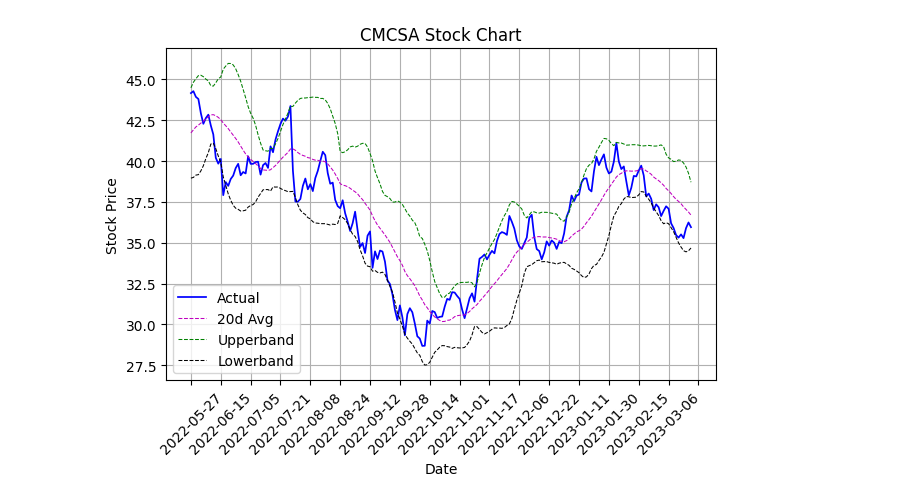
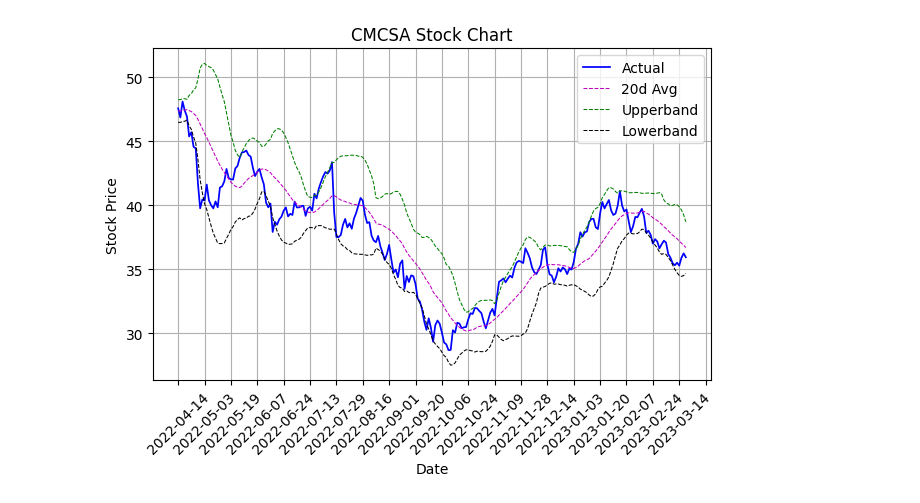
Before and after one commit to geoffpatton/dsci-521-project, a Jupyter notebook: prediction.ipynb, the cells around one changed output. Cells and saved outputs as stored; diff of their text form; code cells hidden in the pictures.

```diff
--- a/prediction.ipynb
+++ b/prediction.ipynb
@@ -159,32 +160,28 @@ mean_poisson_deviance: 0.004025769830353292
 # %%
 ticker_symbol = 'CMCSA'
 
 tech_indicators_csv_file_path = './data/technical_indicators.csv'
 
 all_stock_df = pd.read_csv(tech_indicators_csv_file_path, header = 0)
 
-company_stock_df = all_stock_df[all_stock_df['symbol'] == ticker_symbol].drop('symbol', axis = 1)
-
-time_with_missing_data = company_stock_df[company_stock_df.moving_avg == 0].iloc[0]['unix_time']
-
-stock_technical_df = company_stock_df[company_stock_df['unix_time'] > time_with_missing_data].sort_values(by=['unix_time'])
+stock_technical_df = all_stock_df[all_stock_df['symbol'] == ticker_symbol].drop('symbol', axis = 1).sort_values(by=['unix_time'])
 
 ax = plt.axes()
 ax.grid()
 ax.set(xlabel='Date', ylabel='Stock Price', title=ticker_symbol + ' Stock Chart')
 
 ax.plot(stock_technical_df['date'], stock_technical_df['close'], label='Actual', c='b', linewidth=1.25)
 ax.plot(stock_technical_df['date'], stock_technical_df['middleband'], label='20d Avg', c='m', linewidth=.75, linestyle = 'dashed')
 ax.plot(stock_technical_df['date'], stock_technical_df['upperband'], label='Upperband', c='g', linewidth=.75, linestyle = 'dashed')
 ax.plot(stock_technical_df['date'], stock_technical_df['lowerband'], label='Lowerband', c='k', linewidth=.75, linestyle = 'dashed')
 
 ax.xaxis.set_major_locator(mticker. MultipleLocator(12))
 
 for tick in ax.get_xticklabels():
     tick.set_rotation(45)
 
 plt.tight_layout()
 plt.legend()
 plt.show()
 # %% [output]
-[figure, old version]
+[figure, new version]
```
Also changed, not shown: parts of 3 cells of this notebook, 3 other files.
